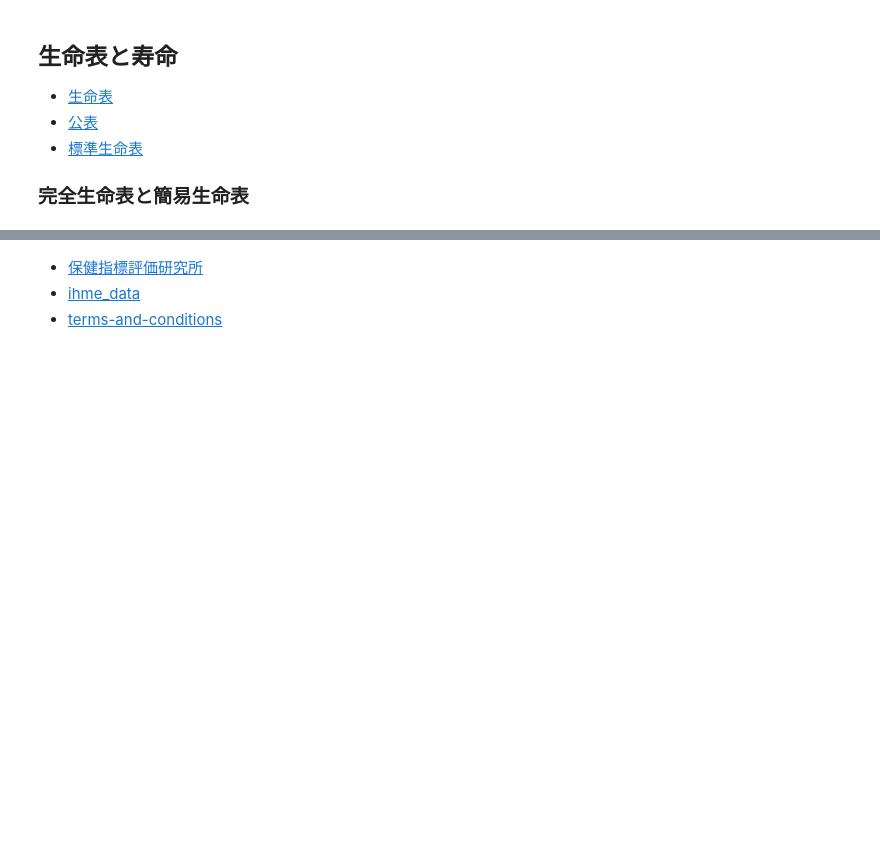
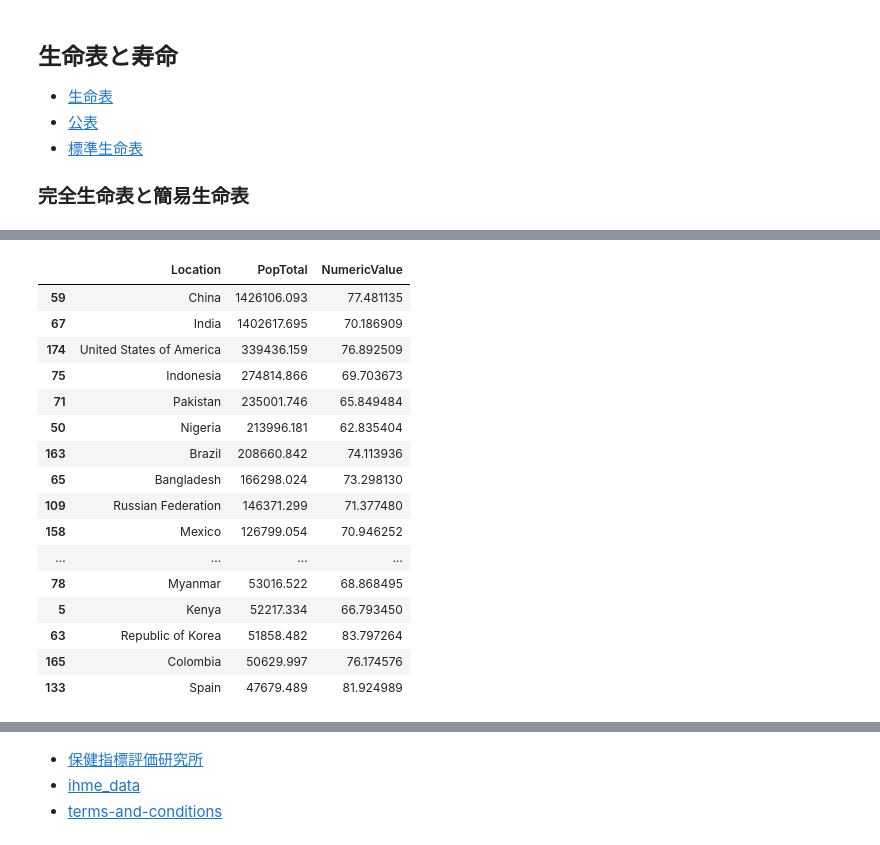
Before and after one commit to dn-nuniv/python-opendata-analysis-book, a Jupyter notebook: code/ch07_population.ipynb, the cells around one changed output, grey strips where cells are left out. Cells and saved outputs as stored; diff of their text form; code cells hidden in the pictures; blank space fills up the shorter version.

Commit message:
feat: 人口データの取得・可視化・分析を行うJupyter Notebookを追加

```diff
--- a/code/ch07_population.ipynb
+++ b/code/ch07_population.ipynb
@@ -678,6 +678,10 @@ pop_projections_fig.show()
 - [国際標準化機構](https://www.iso.org/iso-3166-country-codes.html)
 # %%
 # data/ch07 フォルダにテキストp.127に書いてある方法でgzファイルをダウンロード＋展開してできたcsvファイルをコピーしてから実行する
+import pandas as pd
+from pathlib import Path
+
+data_path = Path("data/ch07")
 world_pop = pd.read_csv(data_path / "WPP2024_TotalPopulationBySex.csv", low_memory=False)
 world_pop.columns
 # %% [output]
@@ -909,6 +1083,33 @@ lifeexp_df.head()
 # %%
+# 1. 人口データ(pop2020)と平均寿命データ(lifeexp_df)を「国コード」をキーにして結合(マージ)
+# left_on="ISO3_code": 人口データ側の国コード列を指定
+# right_on="SpatialDim": 寿命データ側の国コード列を指定
+# how="inner": 両方のデータに存在する国のみを残す(内部結合)
 country_df = pop2020.merge(lifeexp_df, left_on="ISO3_code", right_on="SpatialDim", how="inner")
+
+# 2. 人口("PopTotal")が多い順に上位30件を抽出し、必要な列だけに整理
+# nlargest(30, "PopTotal"): 人口が多い順に30行取得
+# loc[:, [... ]]: 「国名」「総人口」「平均寿命」の3列のみを選択
 top30_df = country_df.nlargest(30, "PopTotal").loc[:, ["Location", "PopTotal", "NumericValue"]]
+top30_df
+# %% [output]
+|  | Location | PopTotal | NumericValue |
+| 59 | China | 1426106.093 | 77.481135 |
+| 67 | India | 1402617.695 | 70.186909 |
+| 174 | United States of America | 339436.159 | 76.892509 |
+| 75 | Indonesia | 274814.866 | 69.703673 |
+| 71 | Pakistan | 235001.746 | 65.849484 |
+| 50 | Nigeria | 213996.181 | 62.835404 |
+| 163 | Brazil | 208660.842 | 74.113936 |
+| 65 | Bangladesh | 166298.024 | 73.298130 |
+| 109 | Russian Federation | 146371.299 | 71.377480 |
+| 158 | Mexico | 126799.054 | 70.946252 |
+| ... | ... | ... | ... |
+| 78 | Myanmar | 53016.522 | 68.868495 |
+| 5 | Kenya | 52217.334 | 66.793450 |
+| 63 | Republic of Korea | 51858.482 | 83.797264 |
+| 165 | Colombia | 50629.997 | 76.174576 |
+| 133 | Spain | 47679.489 | 81.924989 |
 # %%
 lifeexp_fig = px.scatter(
     x=top30_df["PopTotal"],
```
Also changed, not shown: parts of 42 cells of this notebook.
